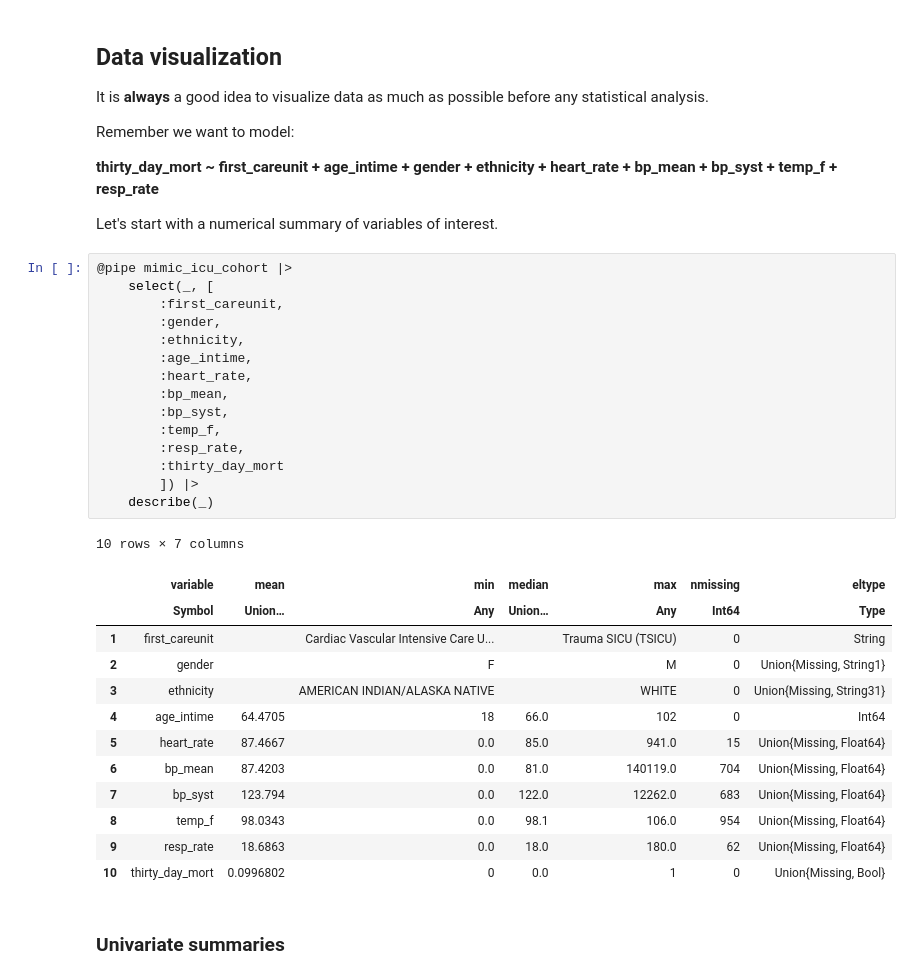
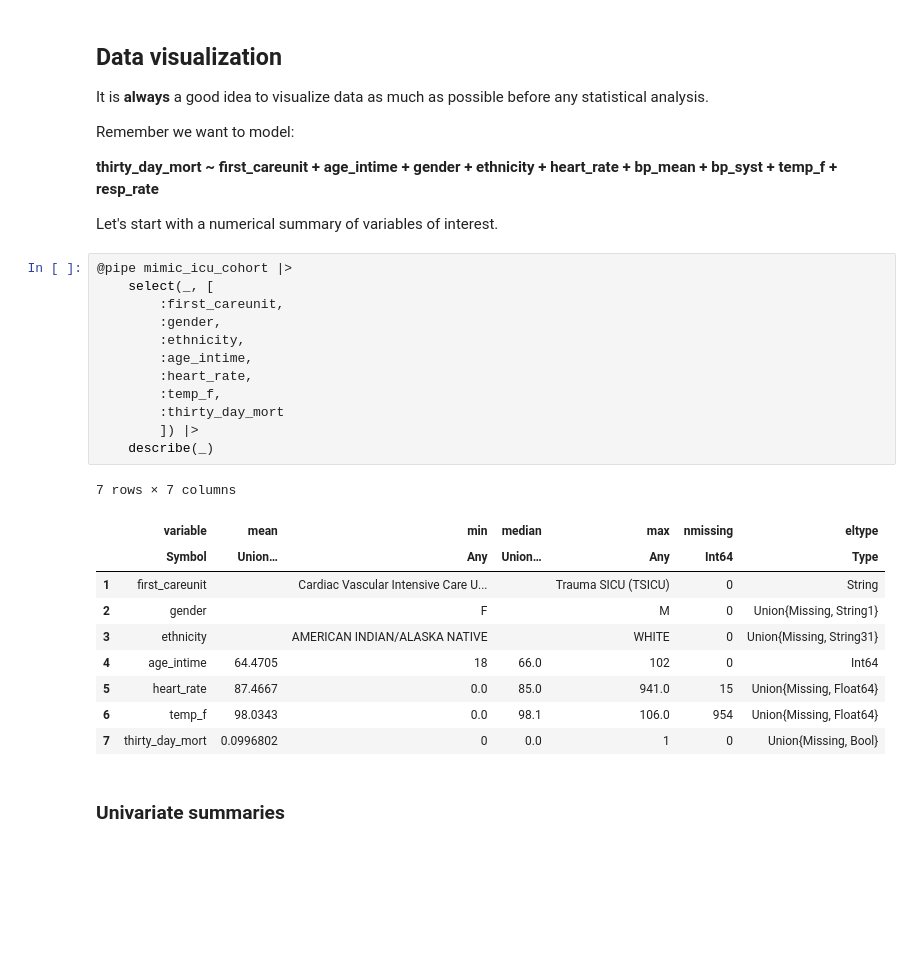
Before and after one commit to LangeSymposium/2022-July-Workshop, a Jupyter notebook: module1-04-Julia/module1-04-Julia.ipynb, the cells around one changed output. Cells and saved outputs as stored; diff of their text form; blank space fills up the shorter version.

```diff
--- a/module1-04-Julia/module1-04-Julia.ipynb
+++ b/module1-04-Julia/module1-04-Julia.ipynb
@@ -363,32 +344,26 @@ Let's start with a numerical summary of variables of interest.
 # %%
 @pipe mimic_icu_cohort |>
     select(_, [
         :first_careunit,
         :gender,
         :ethnicity,
         :age_intime,
         :heart_rate,
-        :bp_mean,
-        :bp_syst,
         :temp_f,
-        :resp_rate,
         :thirty_day_mort
         ]) |>
     describe(_)
 # %% [output]
-10 rows × 7 columns
+7 rows × 7 columns
 |  | variable | mean | min | median | max | nmissing | eltype |
 |  | Symbol | Union… | Any | Union… | Any | Int64 | Type |
 | 1 | first_careunit |  | Cardiac Vascular Intensive Care U... |  | Trauma SICU (TSICU) | 0 | String |
 | 2 | gender |  | F |  | M | 0 | Union{Missing, String1} |
 | 3 | ethnicity |  | AMERICAN INDIAN/ALASKA NATIVE |  | WHITE | 0 | Union{Missing, String31} |
 | 4 | age_intime | 64.4705 | 18 | 66.0 | 102 | 0 | Int64 |
 | 5 | heart_rate | 87.4667 | 0.0 | 85.0 | 941.0 | 15 | Union{Missing, Float64} |
-| 6 | bp_mean | 87.4203 | 0.0 | 81.0 | 140119.0 | 704 | Union{Missing, Float64} |
-| 7 | bp_syst | 123.794 | 0.0 | 122.0 | 12262.0 | 683 | Union{Missing, Float64} |
-| 8 | temp_f | 98.0343 | 0.0 | 98.1 | 106.0 | 954 | Union{Missing, Float64} |
-| 9 | resp_rate | 18.6863 | 0.0 | 18.0 | 180.0 | 62 | Union{Missing, Float64} |
-| 10 | thirty_day_mort | 0.0996802 | 0 | 0.0 | 1 | 0 | Union{Missing, Bool} |
+| 6 | temp_f | 98.0343 | 0.0 | 98.1 | 106.0 | 954 | Union{Missing, Float64} |
+| 7 | thirty_day_mort | 0.0996802 | 0 | 0.0 | 1 | 0 | Union{Missing, Bool} |
 # %% [markdown]
 ### Univariate summaries
 # %% [markdown]
```
Also changed, not shown: parts of 5 cells of this notebook.
